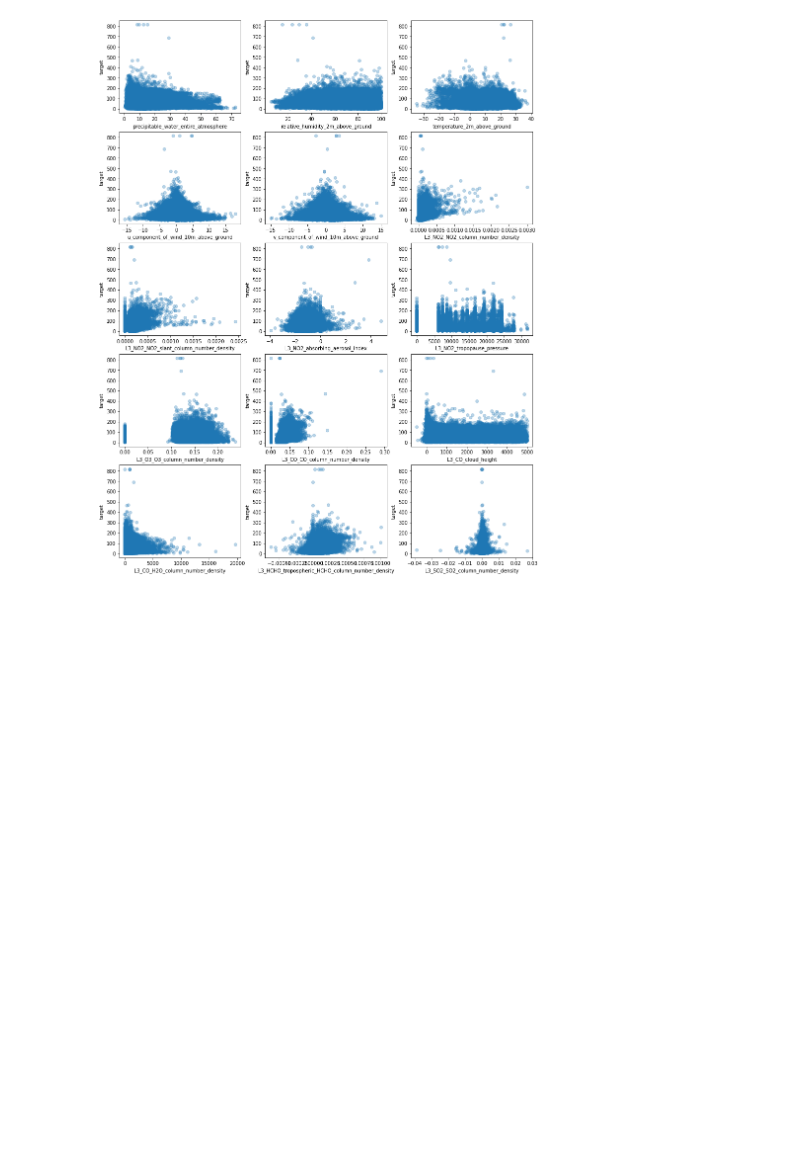
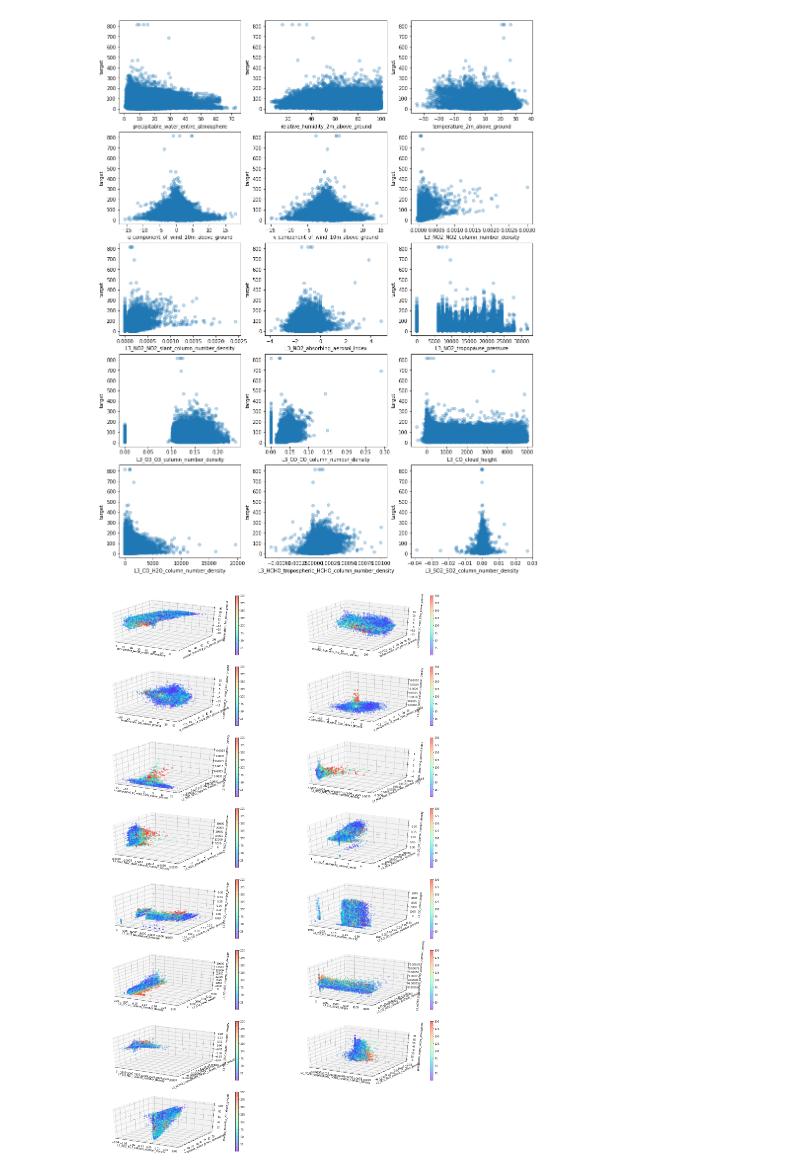
Before and after one commit to hlu109/pollution-prediction, a Jupyter notebook: data_examination.ipynb, the cells around one changed output. Cells and saved outputs as stored; diff of their text form; code cells hidden in the pictures; blank space fills up the shorter version.

Commit message:
update 3d visualization of data features

```diff
--- a/data_examination.ipynb
+++ b/data_examination.ipynb
@@ -68,3 +68,35 @@ for i in range(X.shape[1]):
   ax.set_ylabel('target')
 # %% [output]
 [figure]
+# %%
+# visualize features of data
+
+fig = plt.figure(figsize=(25, 40))
+
+for i in range(15):
+  # plt_idx = i
+  ax = fig.add_subplot(8, 2, i+1, projection='3d')
+
+  x_idx = i % 15
+  y_idx = (i + 1) % 15
+  z_idx = (i + 2) % 15
+
+  xdata = X.iloc[:, x_idx]
+  ydata = X.iloc[:, y_idx]
+  zdata = X.iloc[:, z_idx]
+  c=y['target']
+  cmap_adjusted = plt.cm.get_cmap('rainbow')
+
+  # note: the actual range for 'target' is from 10 to the 800s, but highly
+  # left-skewed - from the histogram, it looks like ~70% of the data is <90.
+  # Thus, we set vmax=200 for better visualization/distinction between smaller
+  # values.
+  p = ax.scatter3D(xdata, ydata, zdata, c=c, alpha=0.3, vmax=200,
+              cmap=plt.cm.get_cmap('rainbow'));
+
+  ax.set_xlabel(X.columns[x_idx])
+  ax.set_ylabel(X.columns[y_idx])
+  ax.set_zlabel(X.columns[z_idx])
+  fig.colorbar(p);
+# %% [output]
+[figure, added]
```
